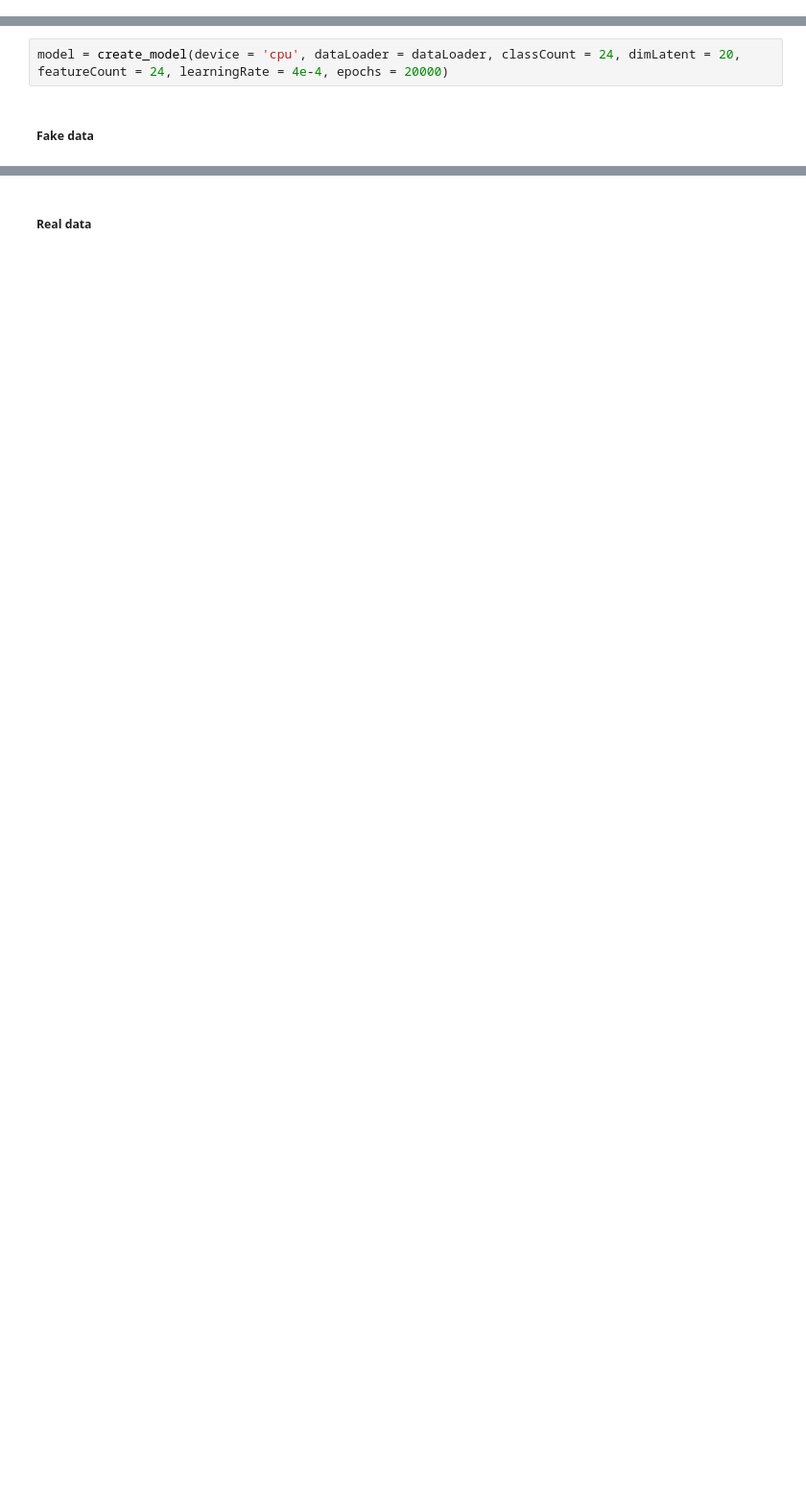
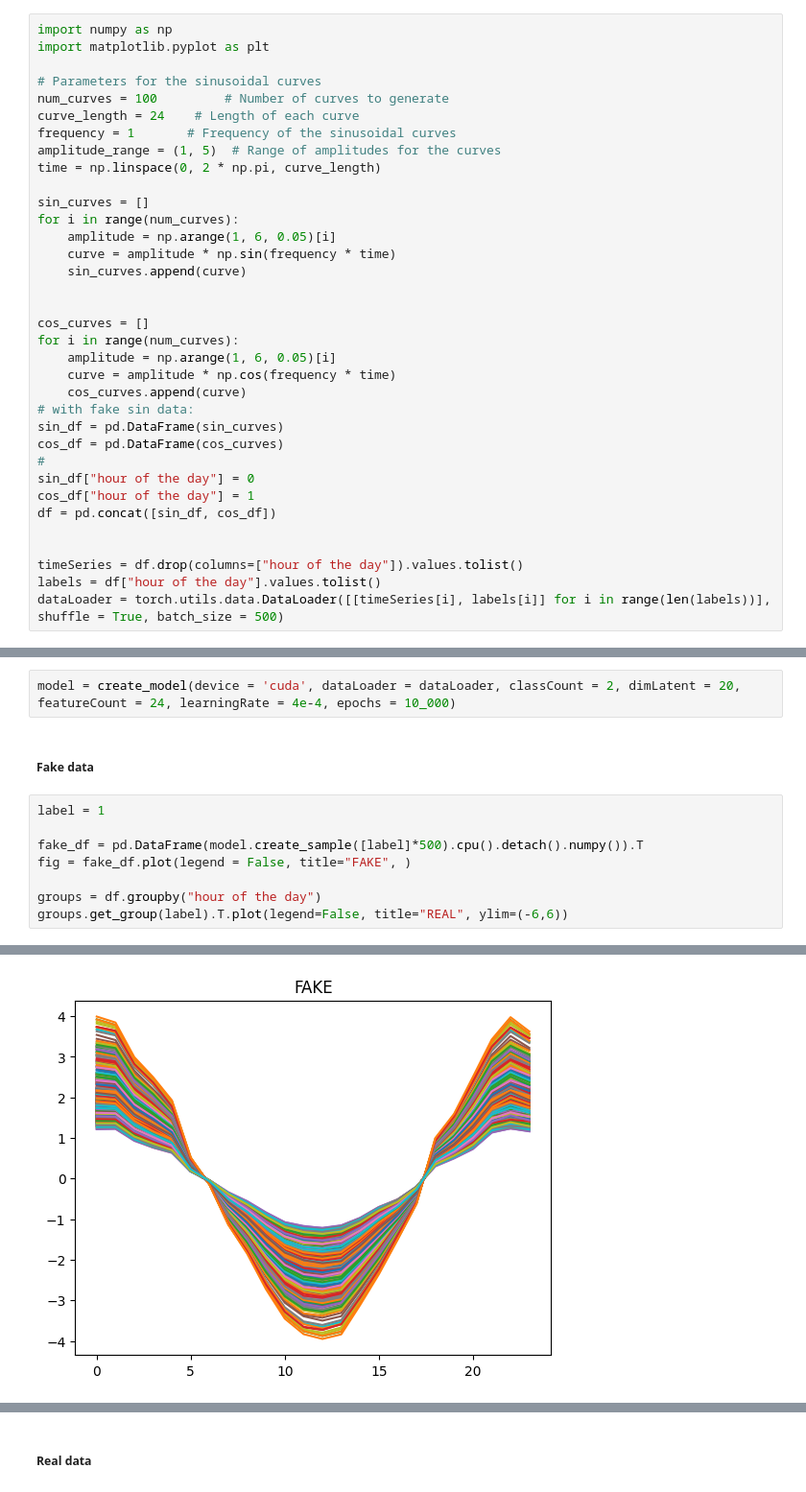
Before and after one commit to PhilippMaschi/GAN, a Jupyter notebook: cGAN.ipynb, the cells around one changed output, grey strips where cells are left out. Shown at 96% size. Cells and saved outputs as stored; diff of their text form; blank space fills up the shorter version.

```diff
--- a/cGAN.ipynb
+++ b/cGAN.ipynb
@@ -159,0 +167,35 @@ dataLoader = torch.utils.data.DataLoader([[timeSeries[i], labels[i]] for i in ra
+# %%
+import numpy as np
+import matplotlib.pyplot as plt
+
+# Parameters for the sinusoidal curves
+num_curves = 100         # Number of curves to generate
+curve_length = 24    # Length of each curve
+frequency = 1       # Frequency of the sinusoidal curves
+amplitude_range = (1, 5)  # Range of amplitudes for the curves
+time = np.linspace(0, 2 * np.pi, curve_length)
+
+sin_curves = []
+for i in range(num_curves):
+    amplitude = np.arange(1, 6, 0.05)[i]
+    curve = amplitude * np.sin(frequency * time)
+    sin_curves.append(curve)
+
+
+cos_curves = []
+for i in range(num_curves):
+    amplitude = np.arange(1, 6, 0.05)[i]
+    curve = amplitude * np.cos(frequency * time)
+    cos_curves.append(curve)
+# with fake sin data:
+sin_df = pd.DataFrame(sin_curves)
+cos_df = pd.DataFrame(cos_curves)
+#
+sin_df["hour of the day"] = 0
+cos_df["hour of the day"] = 1
+df = pd.concat([sin_df, cos_df])
+
+
+timeSeries = df.drop(columns=["hour of the day"]).values.tolist()
+labels = df["hour of the day"].values.tolist()
+dataLoader = torch.utils.data.DataLoader([[timeSeries[i], labels[i]] for i in range(len(labels))], shuffle = True, batch_size = 500)
@@ -160,4 +206,13 @@ dataLoader = torch.utils.data.DataLoader([[timeSeries[i], labels[i]] for i in ra
 # %%
-model = create_model(device = 'cpu', dataLoader = dataLoader, classCount = 24, dimLatent = 20, featureCount = 24, learningRate = 4e-4, epochs = 20000)
+model = create_model(device = 'cuda', dataLoader = dataLoader, classCount = 2, dimLatent = 20, featureCount = 24, learningRate = 4e-4, epochs = 10_000)
 # %% [markdown]
 ##### Fake data
+# %%
+label = 1
+
+fake_df = pd.DataFrame(model.create_sample([label]*500).cpu().detach().numpy()).T
+fig = fake_df.plot(legend = False, title="FAKE", )
+
+groups = df.groupby("hour of the day")
+groups.get_group(label).T.plot(legend=False, title="REAL", ylim=(-6,6))
+# %% [output]
@@ -163,0 +220 @@ model = create_model(device = 'cpu', dataLoader = dataLoader, classCount = 24, d
+[figure, added]
```
Also changed, not shown: parts of 8 cells of this notebook.
